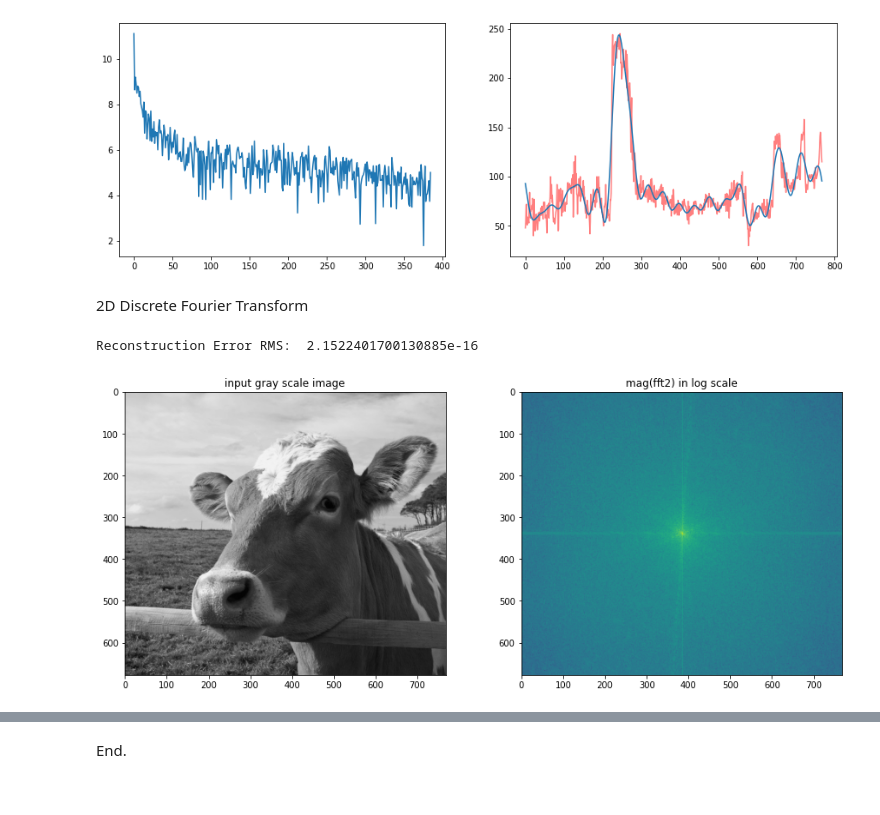
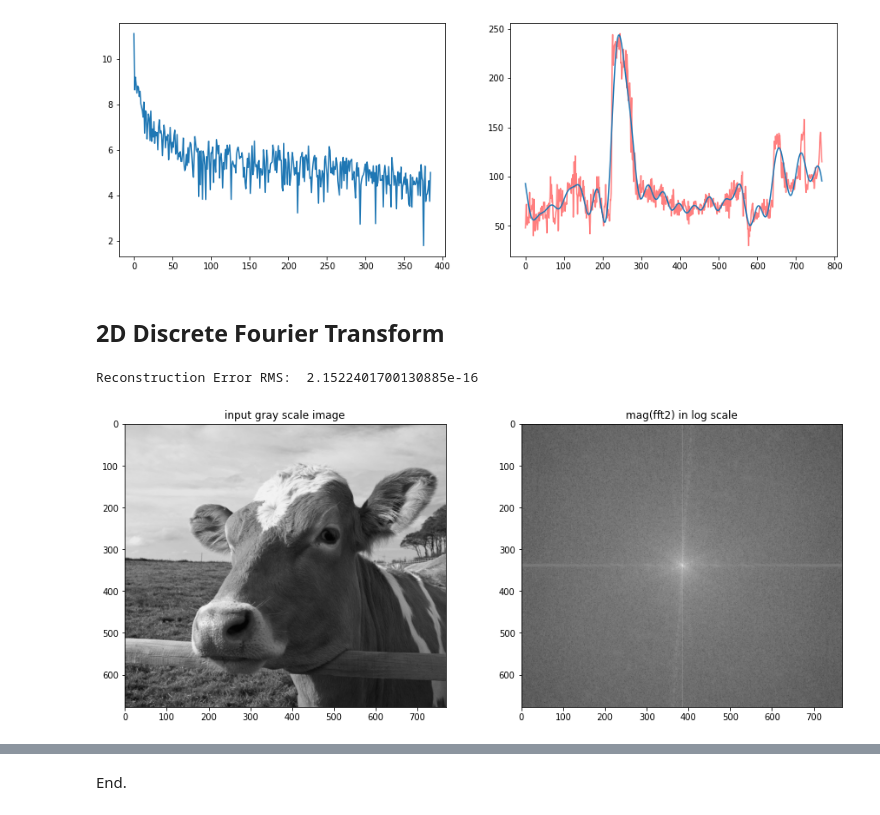
Before and after one commit to yongduek/MAS-2011, a Jupyter notebook: fourier_analysis.ipynb, the cells around one changed output, grey strips where cells are left out. Cells and saved outputs as stored; diff of their text form; code cells hidden in the pictures.

```diff
--- a/fourier_analysis.ipynb
+++ b/fourier_analysis.ipynb
@@ -210,21 +342,21 @@ axes[1].plot(smooth);
 # %% [output]
 [figure]
 # %% [markdown]
-2D Discrete Fourier Transform
+## 2D Discrete Fourier Transform
 # %%
 gray = cv2.cvtColor(im, cv2.COLOR_RGB2GRAY) / 255
 fft2 = np.fft.fft2(gray)
 rec = np.fft.ifft2(fft2)
 
 rms = np.sqrt(np.power(np.abs(gray-rec),2).mean())
 print('Reconstruction Error RMS: ', rms)
 
 # display
 fft2shift = np.fft.fftshift(fft2) # shift to center
 m = np.abs(fft2shift)
 fig, axes = plt.subplots(1,2, figsize=(15,6))
 axes[0].imshow(gray, cmap='gray'); axes[0].set(title='input gray scale image')
-axes[1].imshow(np.log10(m)); axes[1].set(title='mag(fft2) in log scale');
+axes[1].imshow(np.log10(m), cmap='gray'); axes[1].set(title='mag(fft2) in log scale');
 # %% [output]
 Reconstruction Error RMS:  2.1522401700130885e-16
-[figure, old version]
+[figure, new version]
```
Also changed, not shown: parts of 38 cells of this notebook.
